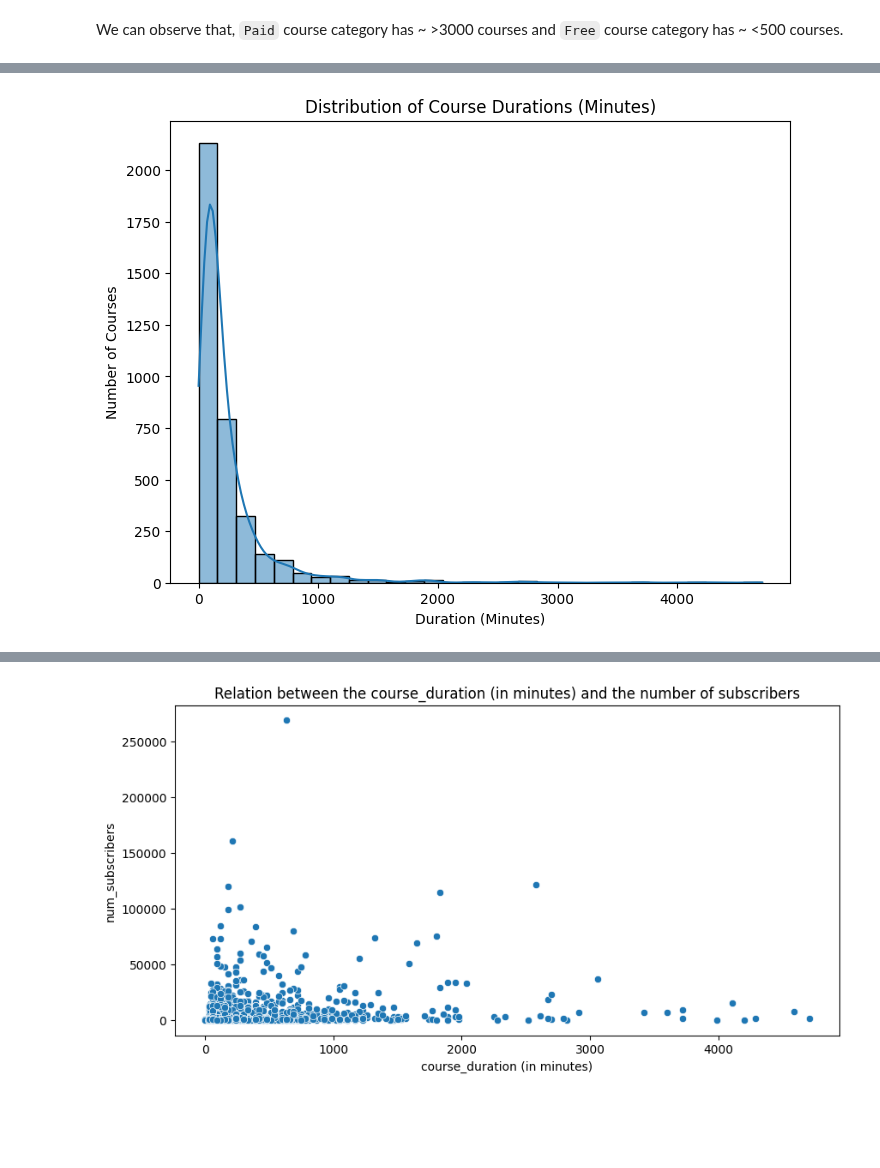
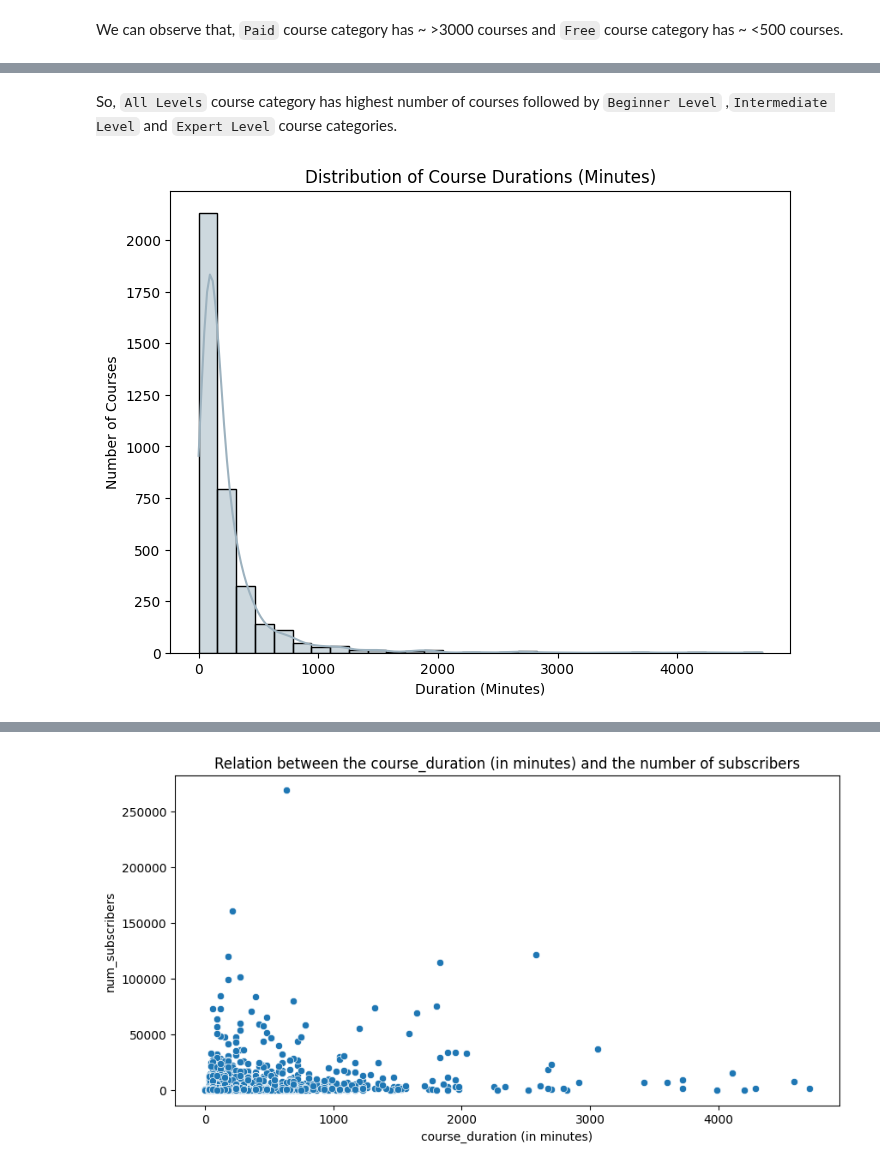
Before and after one commit to Chirag529/Udemy_Courses_Analysis, a Jupyter notebook: main.ipynb, the cells around one changed output, grey strips where cells are left out. Saved outputs shown, nothing was run; the diff lists cells and outputs as text; code cells hidden in the pictures; blank space fills up the shorter version.

```diff
--- a/main.ipynb
+++ b/main.ipynb
@@ -647,11 +642,14 @@ plt.show()
+# %% [markdown]
+So, `All Levels` course category has highest number of courses followed by `Beginner Level` ,`Intermediate Level` and  `Expert Level` course categories.
 # %%
 # Analysis 10: Course Duration Distribution
 plt.figure(figsize=(8, 6))
-sns.histplot(df["course_duration (in minutes)"], bins=30, kde=True)
+sns.histplot(df["course_duration (in minutes)"],
+             bins=30, kde=True, color="#9DB2BF")
 plt.title("Distribution of Course Durations (Minutes)")
 plt.xlabel("Duration (Minutes)")
 plt.ylabel("Number of Courses")
 plt.show()
 # Explanation: This analysis visualizes the distribution of course durations in minutes, helping you understand content length.
 # %% [output]
-[figure, old version]
+[figure, new version]
```
Also changed, not shown: parts of 15 cells of this notebook.
